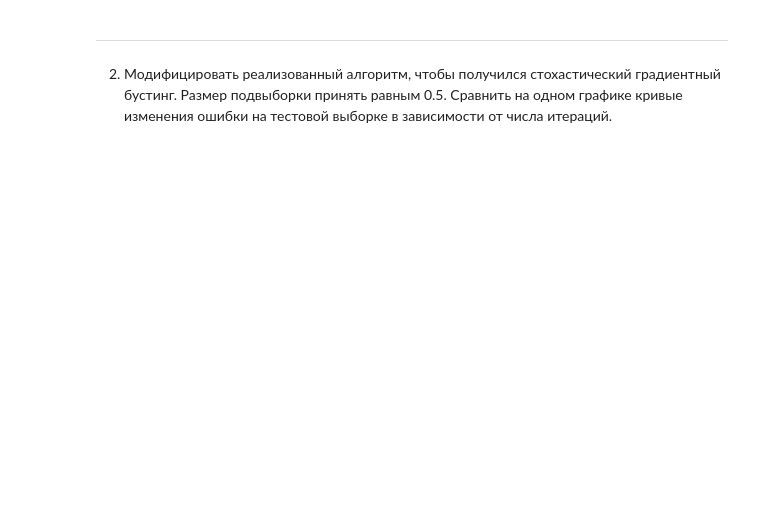
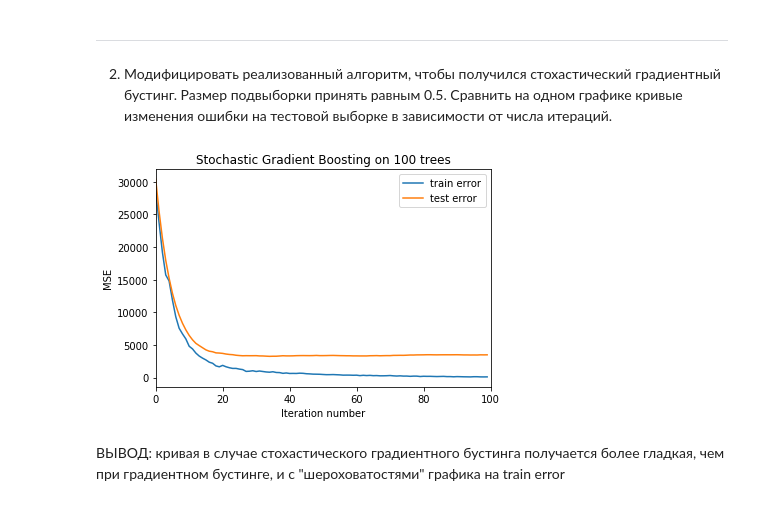
Before and after one commit to dmitryanton68/Algorithm_of_data_analysis, a Jupyter notebook: HW_6.ipynb, the cells around one changed output. Drawn from its saved outputs; the diff is of its cells as text; code cells hidden in the pictures; blank space fills up the shorter version.

```diff
--- a/HW_6.ipynb
+++ b/HW_6.ipynb
@@ -125,0 +169,23 @@ get_depth_error_plot(max_depth_array, train_max_depth_error_array, test_max_dept
+# %%
+def get_error_plot(n_trees, train_err, test_err):
+    plt.xlabel('Iteration number')
+    plt.ylabel('MSE')
+    plt.xlim(0, n_trees)
+    plt.plot(list(range(n_trees)), train_err, label='train error')
+    plt.plot(list(range(n_trees)), test_err, label='test error')
+    plt.title(f'Stochastic Gradient Boosting on {n_trees} trees')
+    plt.legend(loc='upper right')
+    plt.show()
+# %%
+n_trees = 100
+coefs = [1] * n_trees
+max_depth = 5
+eta = 0.1
+
+trees, train_errors, test_errors = sgb_fit(n_trees, max_depth, X_train, X_test, y_train, y_test, coefs, eta)
+get_error_plot(n_trees, train_errors, test_errors)
+# %% [output]
+[figure, added]
+# %% [markdown]
+ВЫВОД:
+    кривая в случае стохастического градиентного бустинга получается более гладкая, чем при градиентном бустинге, и с "шероховатостями" графика на train error
```
Also changed, not shown: parts of 4 cells of this notebook.
